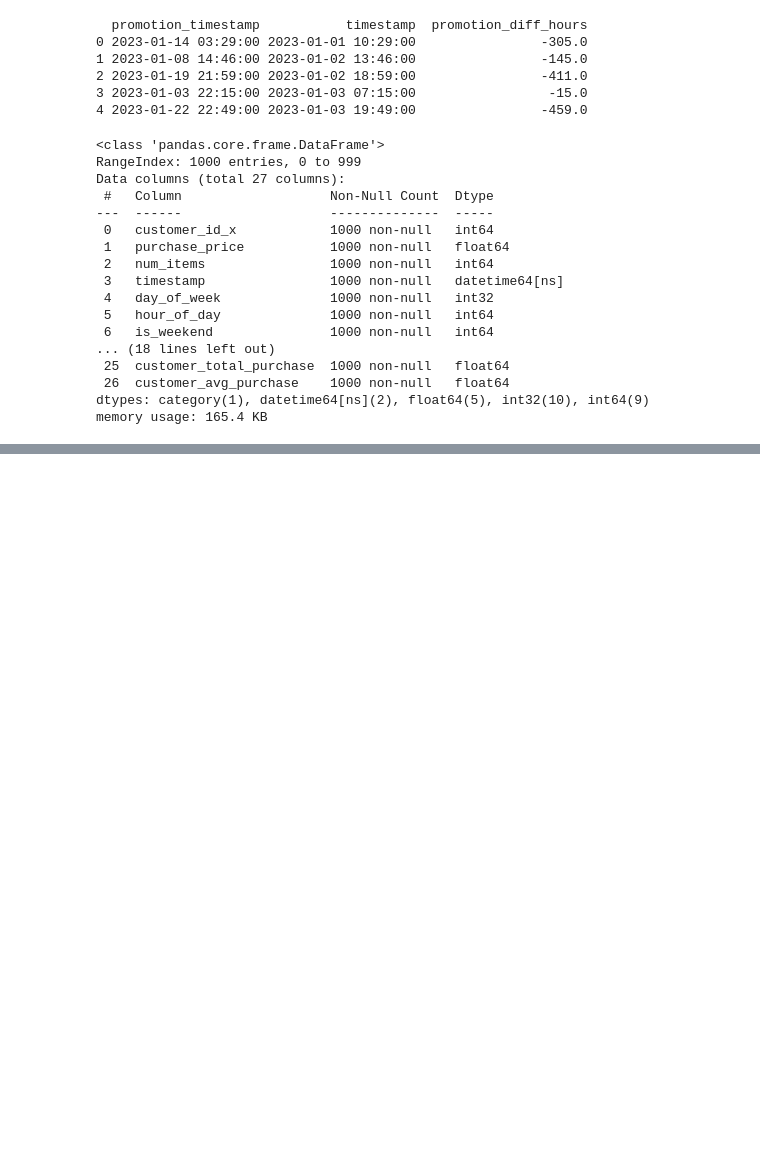
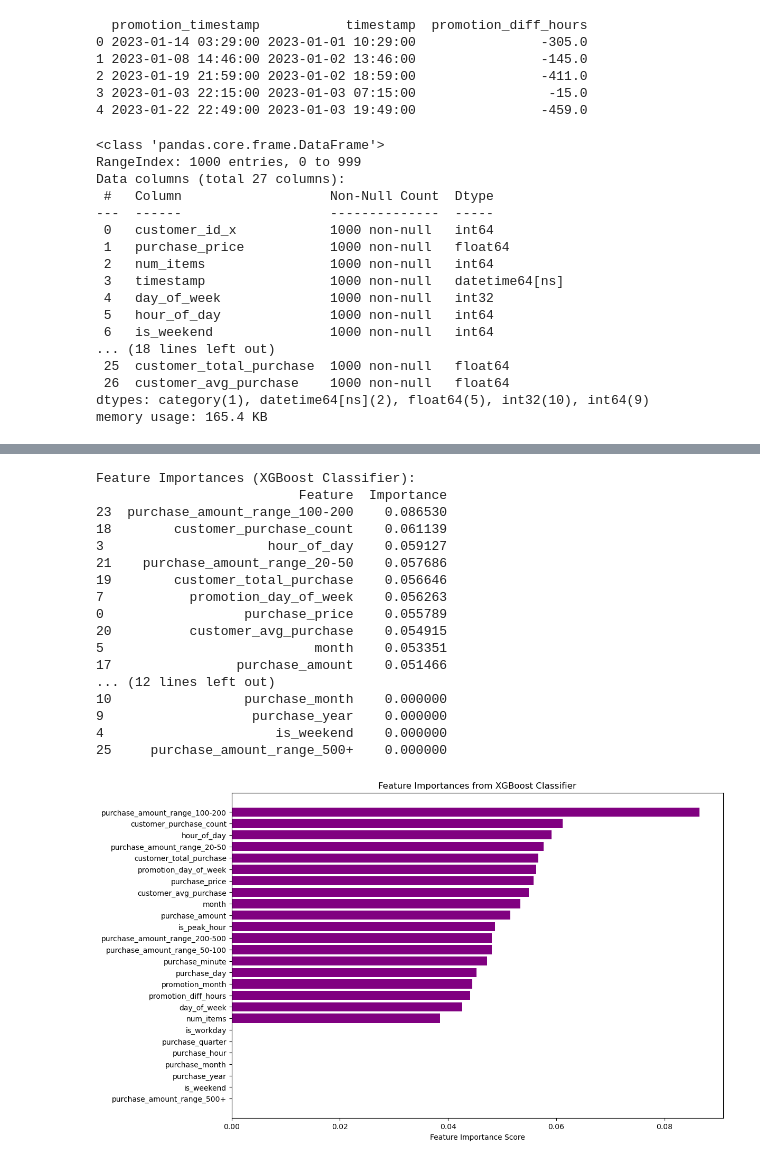
Before and after one commit to MingzengQin/Intership, a Jupyter notebook: EDA.ipynb, the cells around one changed output, grey strips where cells are left out. Cells and saved outputs as stored; diff of their text form; code cells hidden in the pictures; blank space fills up the shorter version.

```diff
--- a/EDA.ipynb
+++ b/EDA.ipynb
@@ -370,6 +454,48 @@ Confusion Matrix:
 Parameters: { "use_label_encoder" } are not used.
 
   warnings.warn(smsg, UserWarning)
+# %%
+
+# Extract Feature Importances
+feature_importances = xgb_model.feature_importances_
+features = x_train.columns
+
+# Create DataFrame for Feature Importance
+importance_df = pd.DataFrame({
+    'Feature': features,
+    'Importance': feature_importances
+}).sort_values(by='Importance', ascending=False)
+
+# Print Feature Importance Ranking
+print("\nFeature Importances (XGBoost Classifier):")
+print(importance_df)
+
+# Visualization of Feature Importances
+plt.figure(figsize=(12, 8))
+plt.barh(importance_df['Feature'], importance_df['Importance'], color='purple')
+plt.gca().invert_yaxis()
+plt.xlabel('Feature Importance Score')
+plt.title('Feature Importances from XGBoost Classifier')
+plt.show()
+# %% [output]
+Feature Importances (XGBoost Classifier):
+                          Feature  Importance
+23  purchase_amount_range_100-200    0.086530
+18        customer_purchase_count    0.061139
+3                     hour_of_day    0.059127
+21    purchase_amount_range_20-50    0.057686
+19        customer_total_purchase    0.056646
+7           promotion_day_of_week    0.056263
+0                  purchase_price    0.055789
+20          customer_avg_purchase    0.054915
+5                           month    0.053351
+17                purchase_amount    0.051466
+... (12 lines left out)
+10                 purchase_month    0.000000
+9                   purchase_year    0.000000
+4                      is_weekend    0.000000
+25     purchase_amount_range_500+    0.000000
+[figure, added]
 # %%
 from sklearn.svm import SVC
 
```
Also changed, not shown: parts of 16 cells of this notebook.
